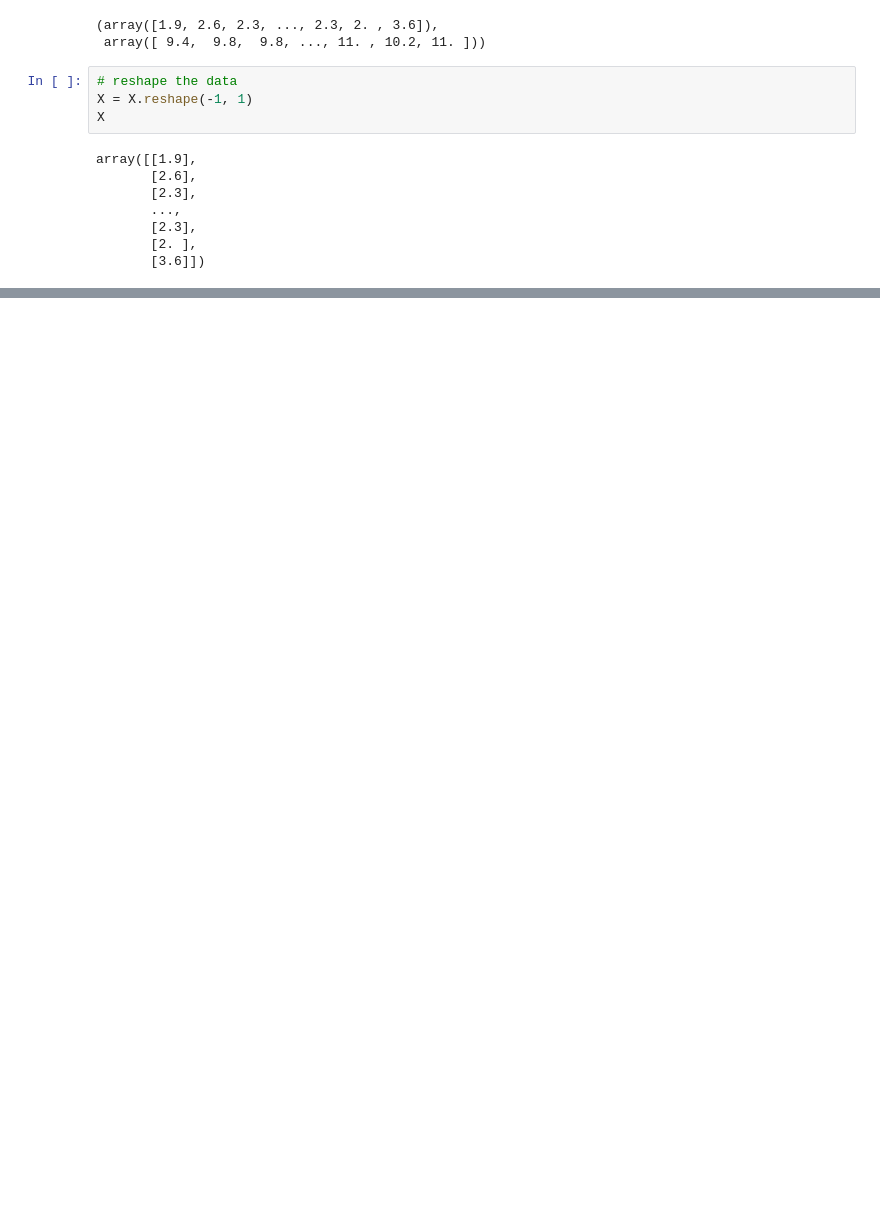
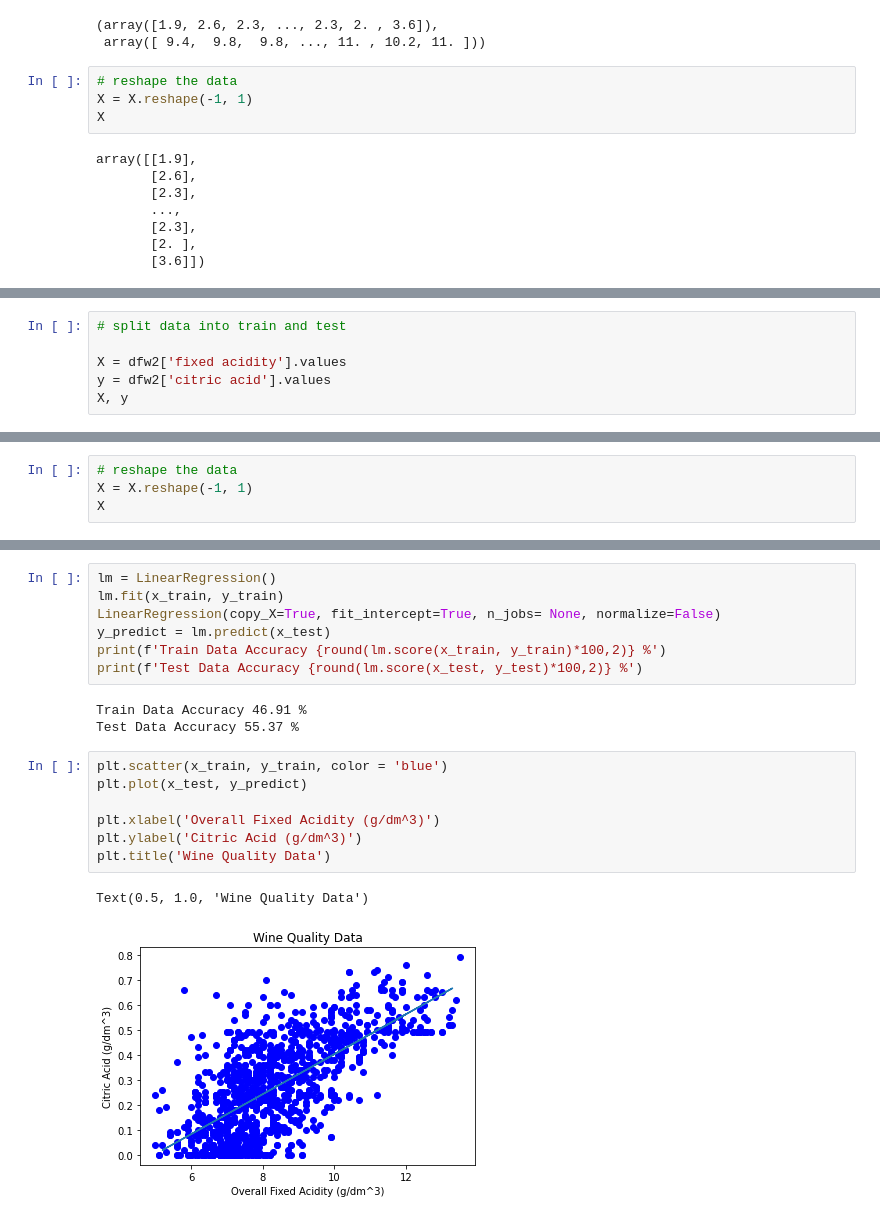
Before and after one commit to kimmyd70/linear-regression, a Jupyter notebook: regression.ipynb, the cells around one changed output, grey strips where cells are left out. Cells and saved outputs as stored; diff of their text form; blank space fills up the shorter version.

Commit message:
2 regressions finished

```diff
--- a/regression.ipynb
+++ b/regression.ipynb
@@ -122,0 +150,6 @@ Test Data Accuracy-0.81%
+# %%
+# split data into train and test
+
+X = dfw2['fixed acidity'].values
+y = dfw2['citric acid'].values
+X, y
@@ -122,0 +159,4 @@ Test Data Accuracy-0.81%
+# %%
+# reshape the data
+X = X.reshape(-1, 1)
+X
@@ -122,0 +185,20 @@ Test Data Accuracy-0.81%
+# %%
+lm = LinearRegression()
+lm.fit(x_train, y_train)
+LinearRegression(copy_X=True, fit_intercept=True, n_jobs= None, normalize=False)
+y_predict = lm.predict(x_test)
+print(f'Train Data Accuracy {round(lm.score(x_train, y_train)*100,2)} %')
+print(f'Test Data Accuracy {round(lm.score(x_test, y_test)*100,2)} %')
+# %% [output]
+Train Data Accuracy 46.91 %
+Test Data Accuracy 55.37 %
+# %%
+plt.scatter(x_train, y_train, color = 'blue')
+plt.plot(x_test, y_predict)
+
+plt.xlabel('Overall Fixed Acidity (g/dm^3)')
+plt.ylabel('Citric Acid (g/dm^3)')
+plt.title('Wine Quality Data')
+# %% [output]
+Text(0.5, 1.0, 'Wine Quality Data')
+[figure, added]
```
Also changed, not shown: parts of 22 cells of this notebook, 3 other files.
